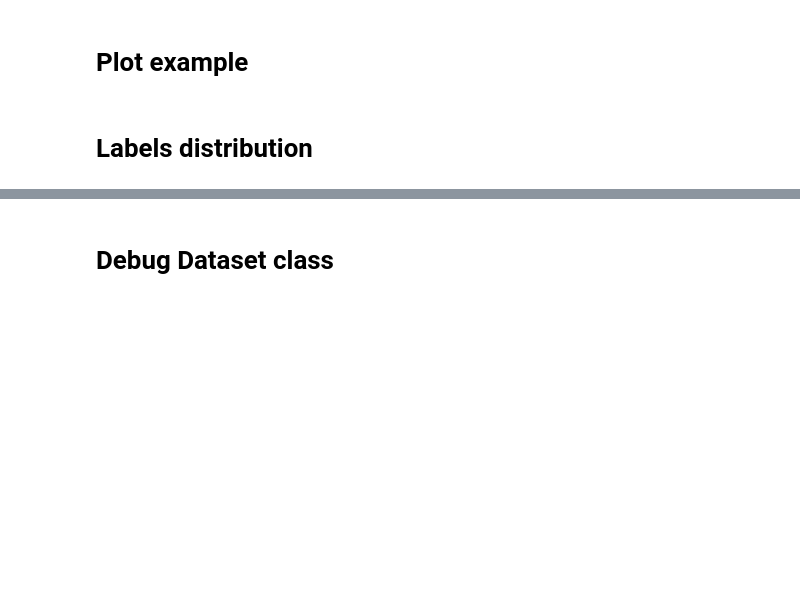
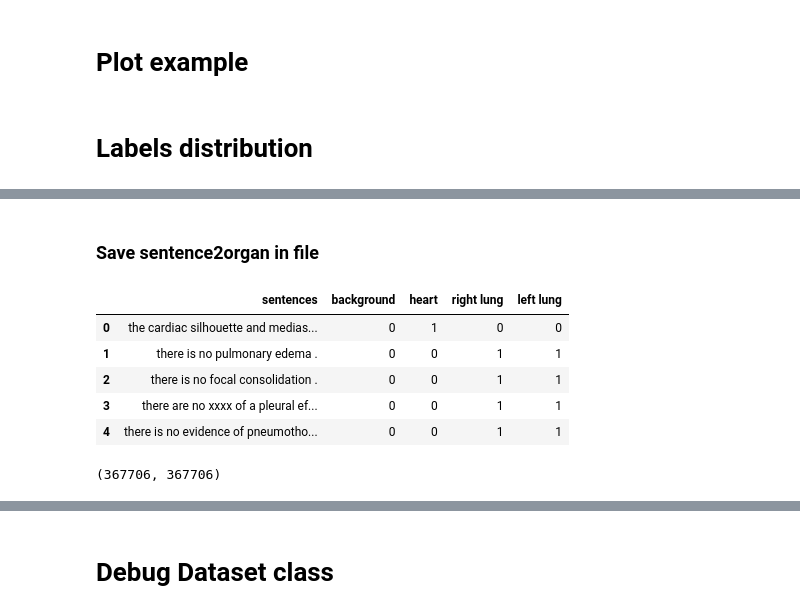
Before and after one commit to pdpino/medical-ai, a Jupyter notebook: medai/datasets/notebooks/mimic_cxr.ipynb, the cells around one changed output, grey strips where cells are left out. Drawn from its saved outputs; the diff is of its cells as text; code cells hidden in the pictures; blank space fills up the shorter version.

```diff
--- a/medai/datasets/notebooks/mimic_cxr.ipynb
+++ b/medai/datasets/notebooks/mimic_cxr.ipynb
@@ -341,0 +600,2 @@ mean, std
+# %% [markdown]
+### Save sentence2organ in file
@@ -341,0 +607,16 @@ mean, std
+# %%
+fpath = os.path.join(IU_DATASET_DIR, 'reports', 'sentences_with_organs_OLD.csv')
+iu_df = pd.read_csv(fpath)
+iu_df.head()
+# %% [output]
+|  | sentences | background | heart | right lung | left lung |
+| 0 | the cardiac silhouette and medias... | 0 | 1 | 0 | 0 |
+| 1 | there is no pulmonary edema . | 0 | 0 | 1 | 1 |
+| 2 | there is no focal consolidation . | 0 | 0 | 1 | 1 |
+| 3 | there are no xxxx of a pleural ef... | 0 | 0 | 1 | 1 |
+| 4 | there is no evidence of pneumotho... | 0 | 0 | 1 | 1 |
+# %%
+final_df = iu_df.append(mimic_df, ignore_index=True)
+len(final_df), len(iu_df) + len(mimic_df)
+# %% [output]
+(367706, 367706)
```
Also changed, not shown: parts of 62 cells of this notebook, 11 other files.
